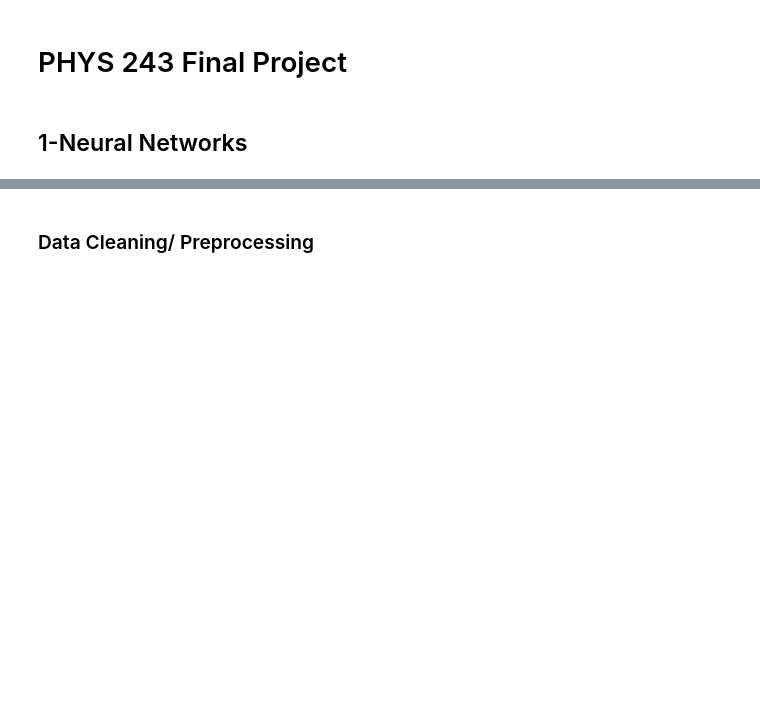
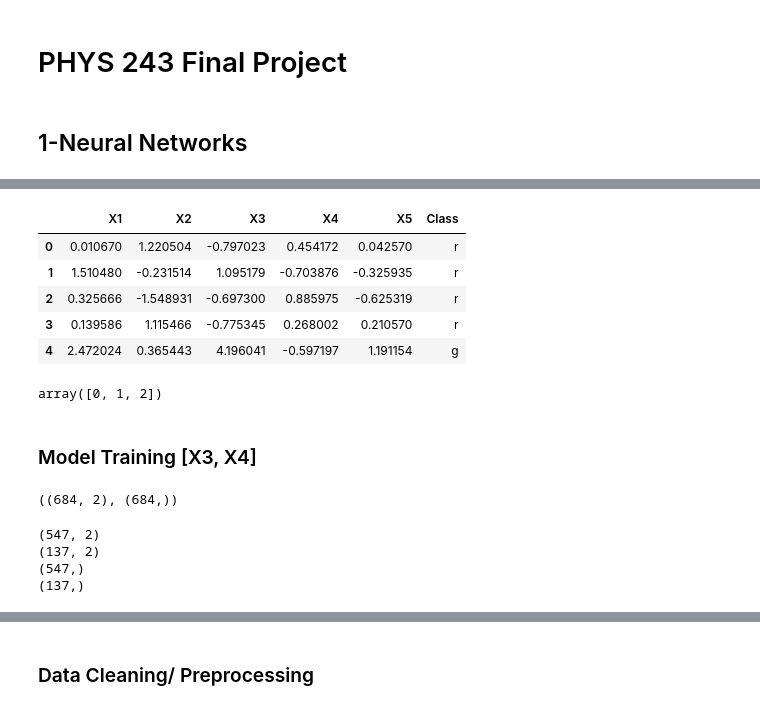
Before and after one commit to Willnguyen02/PHYS-243-Final-Project, a Jupyter notebook: PHYS_243_Final.ipynb, the cells around one changed output, grey strips where cells are left out. Drawn from its saved outputs; the diff is of its cells as text; code cells hidden in the pictures; blank space fills up the shorter version.

```diff
--- a/PHYS_243_Final.ipynb
+++ b/PHYS_243_Final.ipynb
@@ -9,0 +51,22 @@ filterwarnings('ignore')
+# %%
+# Standardize the data
+
+from sklearn.preprocessing import StandardScaler
+scaler = StandardScaler()
+nn_df[["X1", "X2", "X3", "X4", "X5"]] = scaler.fit_transform(nn_df[["X1", "X2", "X3", "X4", "X5"]])
+nn_df.head()
+# %% [output]
+|  | X1 | X2 | X3 | X4 | X5 | Class |
+| 0 | 0.010670 | 1.220504 | -0.797023 | 0.454172 | 0.042570 | r |
+| 1 | 1.510480 | -0.231514 | 1.095179 | -0.703876 | -0.325935 | r |
+| 2 | 0.325666 | -1.548931 | -0.697300 | 0.885975 | -0.625319 | r |
+| 3 | 0.139586 | 1.115466 | -0.775345 | 0.268002 | 0.210570 | r |
+| 4 | 2.472024 | 0.365443 | 4.196041 | -0.597197 | 1.191154 | g |
+# %%
+# Replace the class labels with integers
+nn_df["Class"] = nn_df["Class"].replace({"r": 0, "g": 1, "b": 2})
+nn_df["Class"].unique()
+# %% [output]
+array([0, 1, 2])
+# %% [markdown]
+### Model Training [X3, X4]
@@ -9,0 +77,17 @@ filterwarnings('ignore')
+# %%
+X.shape, y.shape
+# %% [output]
+((684, 2), (684,))
+# %%
+from sklearn.model_selection import train_test_split
+X_train, X_test, y_train, y_test = train_test_split(X, y, test_size=0.2, random_state=42)
+
+print(X_train.shape)
+print(X_test.shape)
+print(y_train.shape)
+print(y_test.shape)
+# %% [output]
+(547, 2)
+(137, 2)
+(547,)
+(137,)
```
Also changed, not shown: parts of 42 cells of this notebook.
